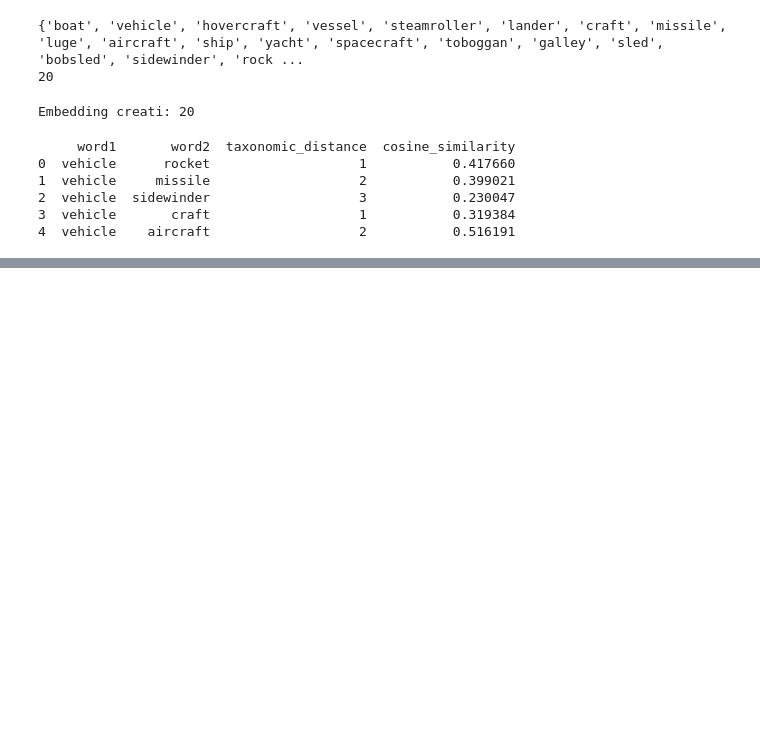
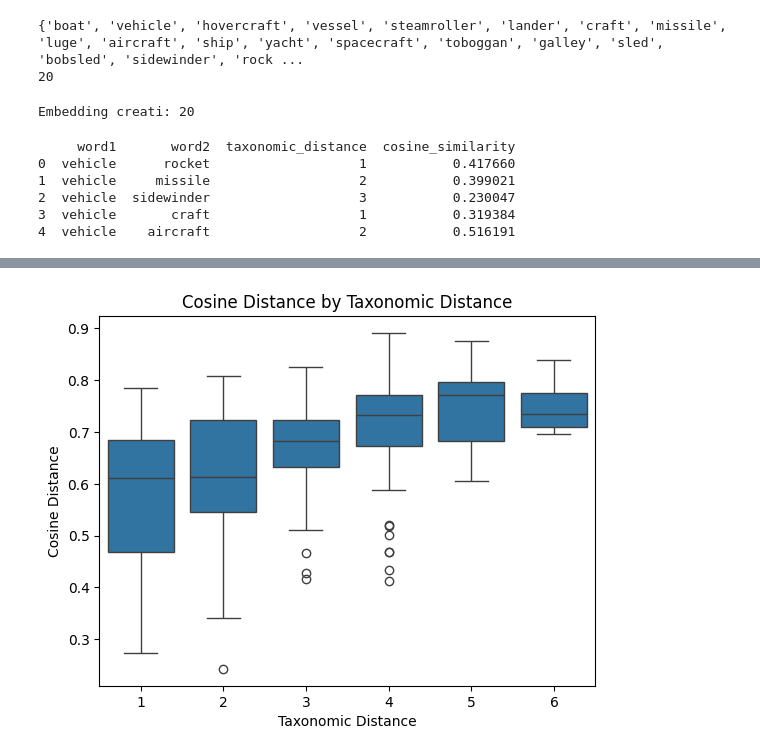
Before and after one commit to MarcoBuonanno/Tesi_2025-26-La-Geometria-degli-Embedding-di-un-LLm, a Jupyter notebook: Esercizio_2/Es2_tesi.ipynb, the cells around one changed output, grey strips where cells are left out. Cells and saved outputs as stored; diff of their text form; code cells hidden in the pictures; blank space fills up the shorter version.

```diff
--- a/Esercizio_2/Es2_tesi.ipynb
+++ b/Esercizio_2/Es2_tesi.ipynb
@@ -114,3 +128,8 @@ taxonomic_df.to_csv(
 #per caricare dataset con cosine similarity
 
 taxonomic_df = pd.read_csv("results_taxonomic_tree_similarity.csv")
+# %%
+#Calcolo la Cosine distance (1- cosine similarity)
+taxonomic_df["cosine_distance"] = 1 - taxonomic_df["cosine_similarity"]
+
+print(taxonomic_df.head())
@@ -116,0 +333,13 @@ taxonomic_df = pd.read_csv("results_taxonomic_tree_similarity.csv")
+# %%
+sns.boxplot(
+    data=taxonomic_df,
+    x="taxonomic_distance",
+    y="cosine_distance"
+)
+
+plt.xlabel("Taxonomic Distance")
+plt.ylabel("Cosine Distance")
+plt.title("Cosine Distance by Taxonomic Distance")
+plt.show()
+# %% [output]
+[figure, added]
```
Also changed, not shown: parts of 15 cells of this notebook, 3 other files.
